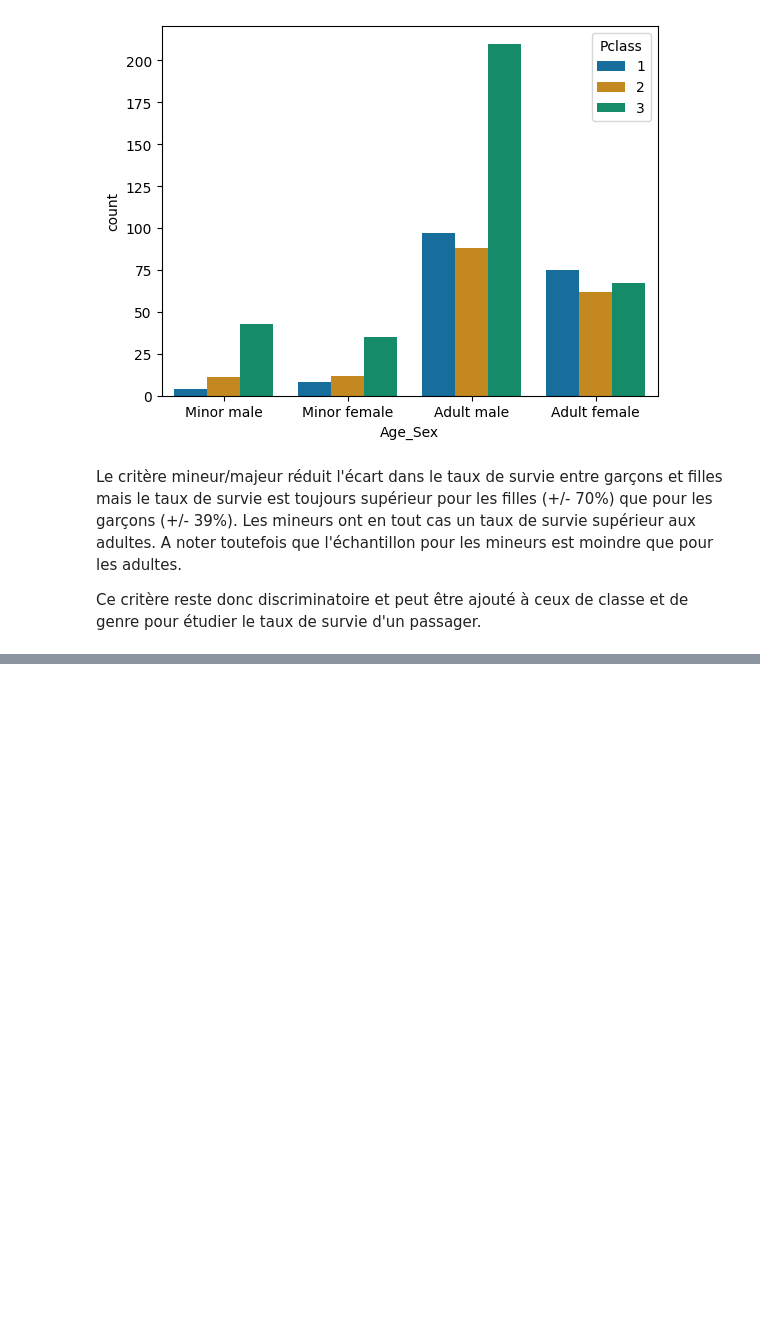
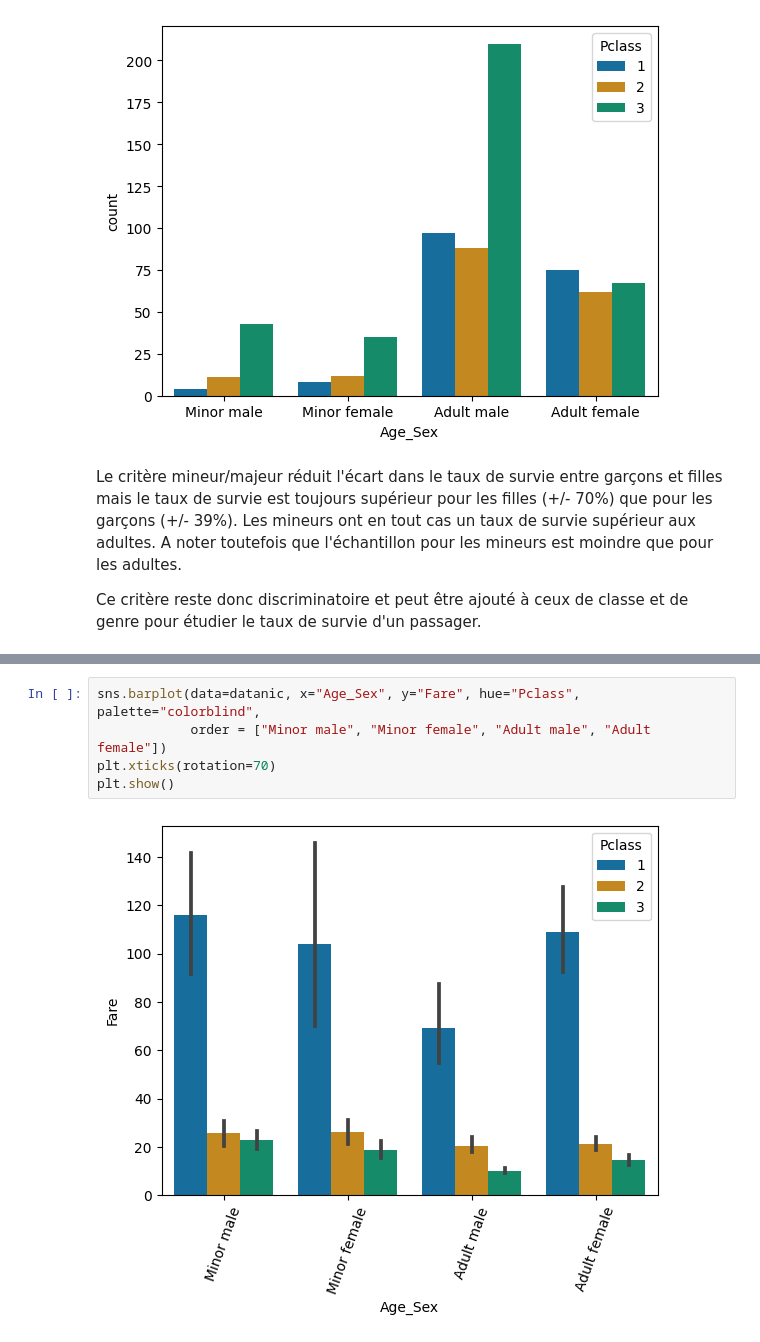
Before and after one commit to vin-br/titanic, a Jupyter notebook: titanic.ipynb, the cells around one changed output, grey strips where cells are left out. Drawn from its saved outputs; the diff is of its cells as text; blank space fills up the shorter version.

```diff
--- a/titanic.ipynb
+++ b/titanic.ipynb
@@ -541,0 +562,7 @@ datanic.pivot_table(index=["Pclass", "Age_label", "Sex"], values = ["Fare", "Sur
+# %%
+sns.barplot(data=datanic, x="Age_Sex", y="Fare", hue="Pclass", palette="colorblind",
+            order = ["Minor male", "Minor female", "Adult male", "Adult female"])
+plt.xticks(rotation=70)
+plt.show()
+# %% [output]
+[figure, added]
```
Also changed, not shown: parts of 16 cells of this notebook.
